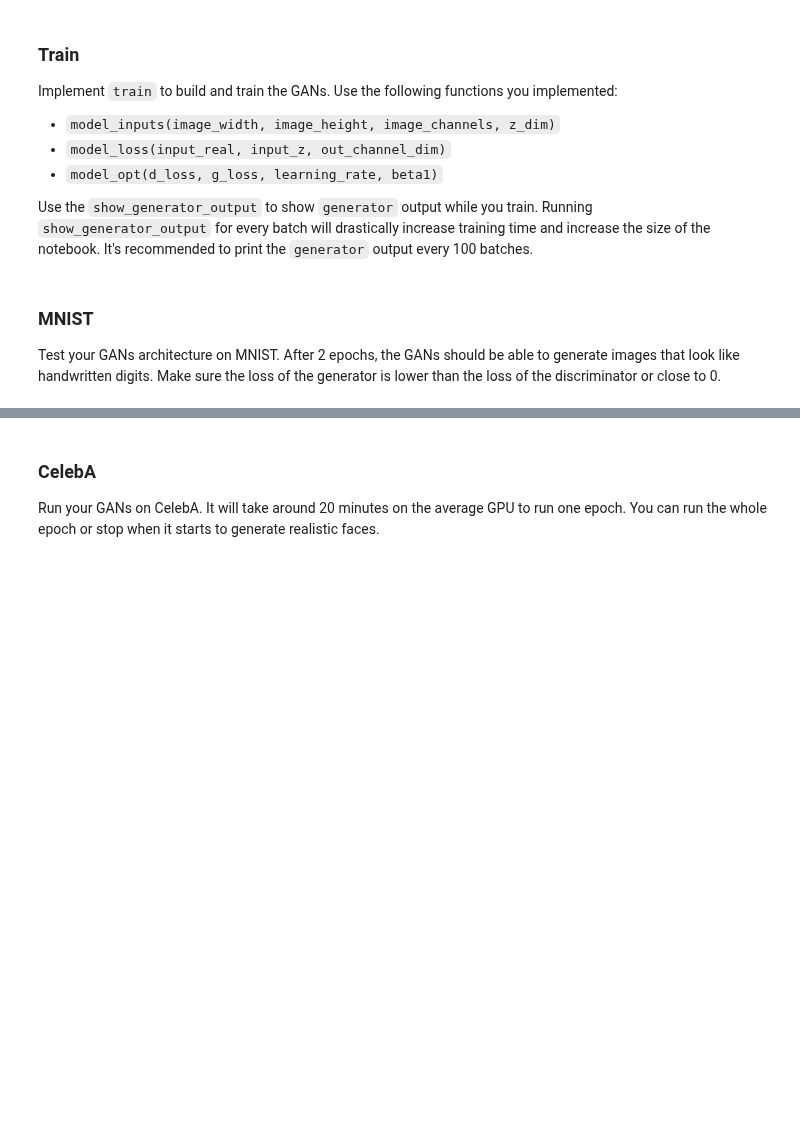
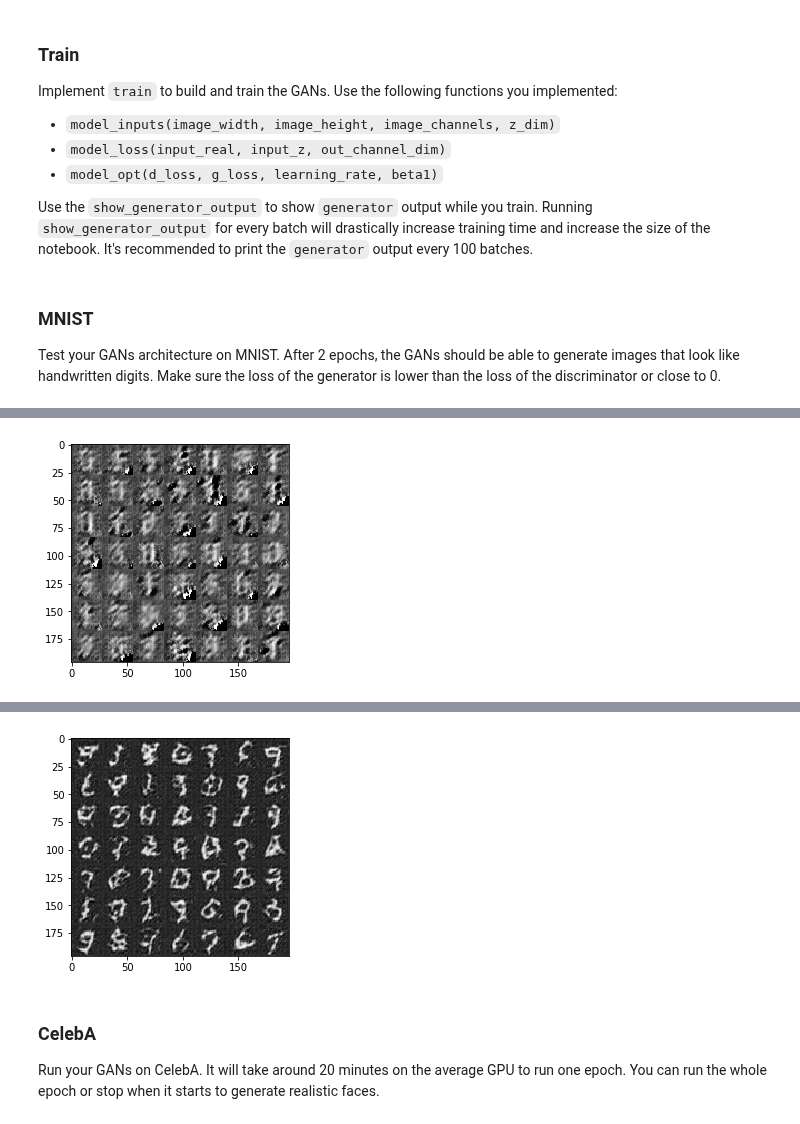
Before and after one commit to Krzek/FifthProjectNanodegreeUdacity, a Jupyter notebook: dlnd_face_generation.ipynb, the cells around one changed output, grey strips where cells are left out. Saved outputs shown, nothing was run; the diff lists cells and outputs as text; code cells hidden in the pictures; blank space fills up the shorter version.

Commit message:
Notebook trained

```diff
--- a/dlnd_face_generation.ipynb
+++ b/dlnd_face_generation.ipynb
@@ -204,8 +280,15 @@ def model_opt(d_loss, g_loss, learning_rate, beta1):
     :return: A tuple of (discriminator training operation, generator training operation)
     """
     # TODO: Implement Function
+    t_vars = tf.trainable_variables()
+    d_vars = [var for var in t_vars if var.name.startswith('discriminator')]
+    g_vars = [var for var in t_vars if var.name.startswith('generator')]
 
-    return None, None
+    with tf.control_dependencies(tf.get_collection(tf.GraphKeys.UPDATE_OPS)):
+        d_train_opt = tf.train.AdamOptimizer(learning_rate, beta1=beta1).minimize(d_loss, var_list=d_vars)
+        g_train_opt = tf.train.AdamOptimizer(learning_rate, beta1=beta1).minimize(g_loss, var_list=g_vars)
+
+    return d_train_opt, g_train_opt
 
 
 """
@@ -263,23 +348,47 @@ def train(epoch_count, batch_size, z_dim, learning_rate, beta1, get_batches, dat
     :param data_shape: Shape of the data
     :param data_image_mode: The image mode to use for images ("RGB" or "L")
     """
-    # TODO: Build Model
+    input_real, input_z, lr = model_inputs(data_shape[1], data_shape[2], data_shape[3], z_dim)
+    d_loss, g_loss = model_loss(input_real, input_z, data_shape[3])
+    d_train_opt, g_train_opt = model_opt(d_loss, g_loss, lr, beta1)
 
+    steps_counter = 0
 
     with tf.Session() as sess:
         sess.run(tf.global_variables_initializer())
         for epoch_i in range(epoch_count):
             for batch_images in get_batches(batch_size):
-                # TODO: Train Model
+                steps_counter += 1
+
+                batch_z = np.random.uniform(-1, 1, size=(batch_size, z_dim))
+
+                _ = sess.run(d_train_opt, feed_dict={input_real: batch_images,
+                                                     input_z: batch_z,
+                                                     lr: learning_rate})
+                _ = sess.run(g_train_opt, feed_dict={input_z: batch_z,
+                                                     input_real: batch_images,
+                                                     lr: learning_rate})
+
+                if steps_counter % 375 == 0:
+
+                    train_loss_d = d_loss.eval({input_z: batch_z, input_real: batch_images})
+                    train_loss_g = g_loss.eval({input_z: batch_z})
+
+                    print("Epoch {}/{}...".format(epoch_i+1, epoch_count),
+                          "Discriminator Loss: {:.4f}...".format(train_loss_d),
+                          "Generator Loss: {:.4f}".format(train_loss_g))
+
+            show_generator_output(sess, 25, input_z, data_shape[3], data_image_mode)
 # %% [markdown]
 ### MNIST
 Test your GANs architecture on MNIST.  After 2 epochs, the GANs should be able to generate images that look like handwritten digits.  Make sure the loss of the generator is lower than the loss of the discriminator or close to 0.
 # %%
-batch_size = None
-z_dim = None
-learning_rate = None
-beta1 = None
+batch_size = 64
+z_dim = 128
+learning_rate = 0.003
+beta1 = 0.1
 
+tf.reset_default_graph()
 
 """
 DON'T MODIFY ANYTHING IN THIS CELL THAT IS BELOW THIS LINE
@@ -290,3 +399,4 @@ mnist_dataset = helper.Dataset('mnist', glob(os.path.join(data_dir, 'mnist/*.jpg
 with tf.Graph().as_default():
     train(epochs, batch_size, z_dim, learning_rate, beta1, mnist_dataset.get_batches,
           mnist_dataset.shape, mnist_dataset.image_mode)
+# %% [output]
@@ -292,0 +405 @@ with tf.Graph().as_default():
+[figure, added]
@@ -293,3 +408,4 @@ with tf.Graph().as_default():
+[figure, added]
 # %% [markdown]
 ### CelebA
 Run your GANs on CelebA.  It will take around 20 minutes on the average GPU to run one epoch.  You can run the whole epoch or stop when it starts to generate realistic faces.
```
Also changed, not shown: parts of 10 cells of this notebook.
